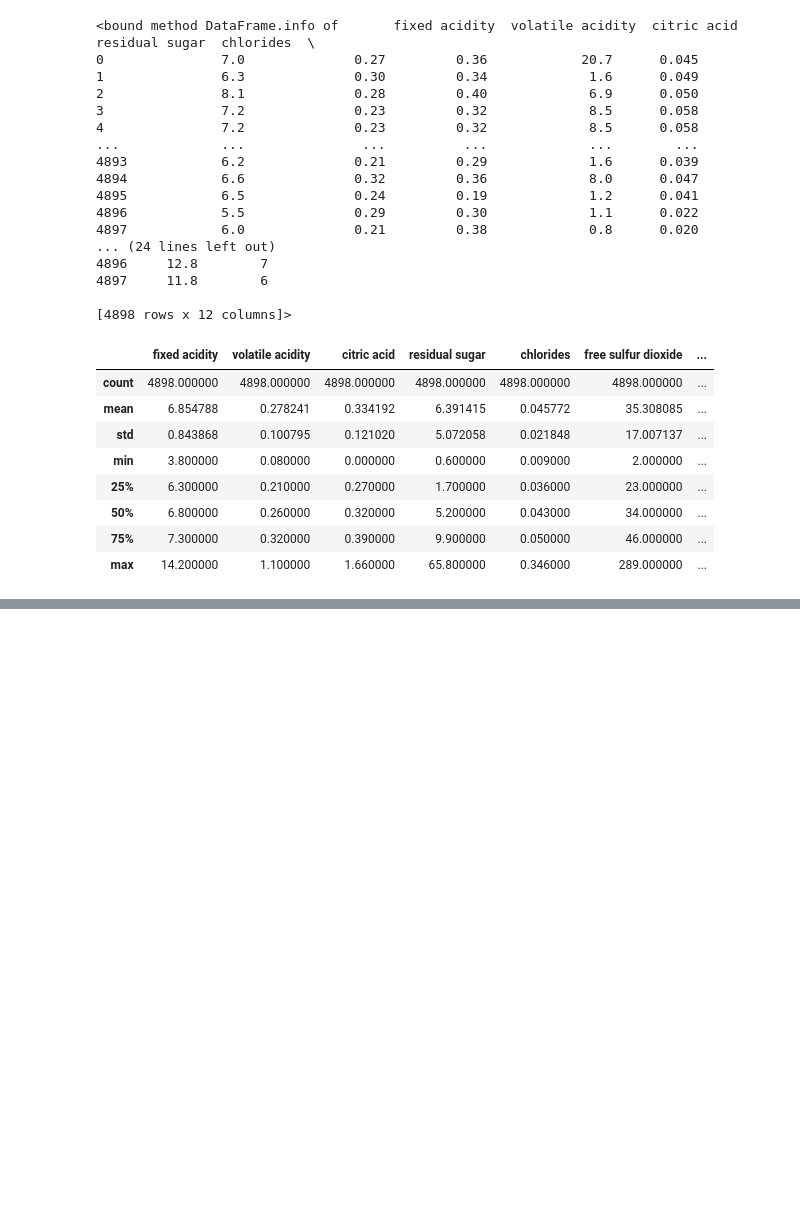
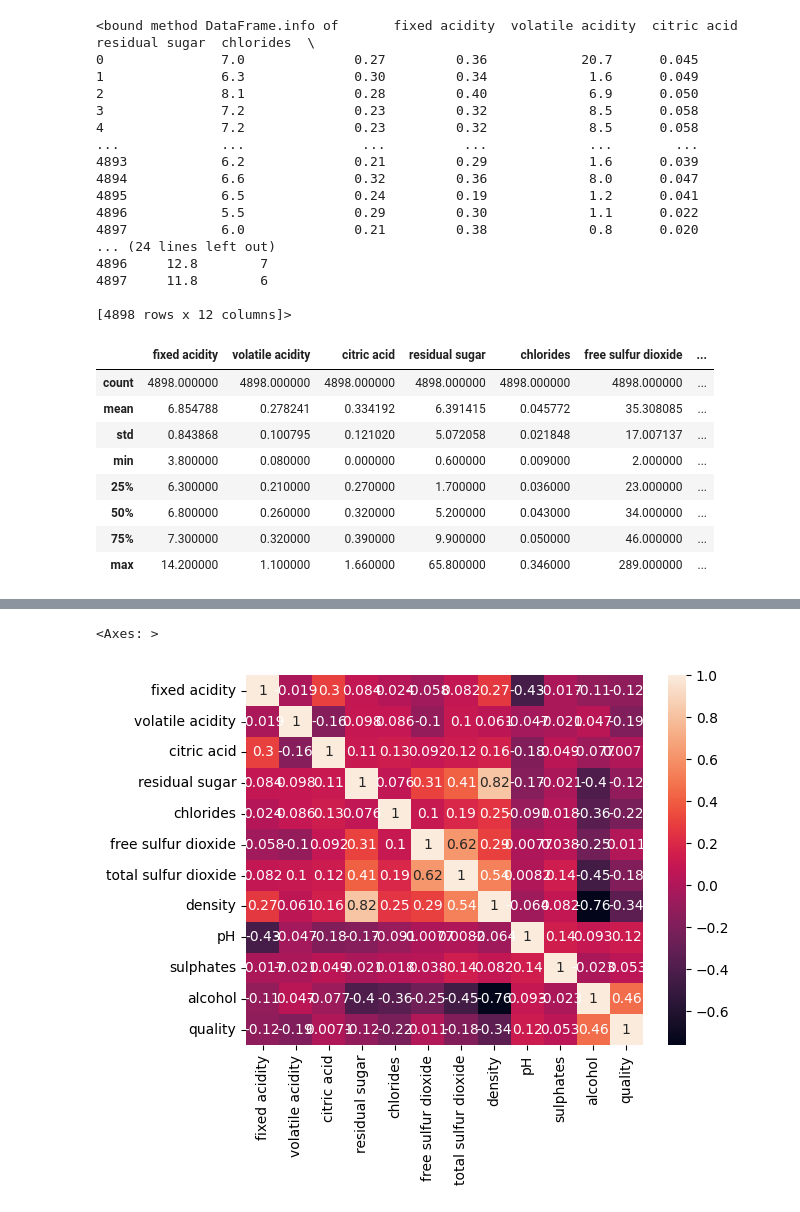
Before and after one commit to harshit4311/Feature-Engineering, a Jupyter notebook: EDA-Red_Wine_Data/red_wine_data.ipynb, the cells around one changed output, grey strips where cells are left out. Cells and saved outputs as stored; diff of their text form; code cells hidden in the pictures; blank space fills up the shorter version.

```diff
--- a/EDA-Red_Wine_Data/red_wine_data.ipynb
+++ b/EDA-Red_Wine_Data/red_wine_data.ipynb
@@ -73,0 +139,9 @@ df.describe()
+# %%
+'''
+- There are so many duplicate records in our dataset
+- And they are of NO use
+
+So, we'd remove those from our dataset
+'''
+
+df.drop_duplicates(inplace=True)
@@ -73,0 +168,5 @@ df.describe()
+# %%
+sns.heatmap(df.corr(), annot=True)
+# %% [output]
+<Axes: >
+[figure, added]
```
Also changed, not shown: parts of 19 cells of this notebook.
